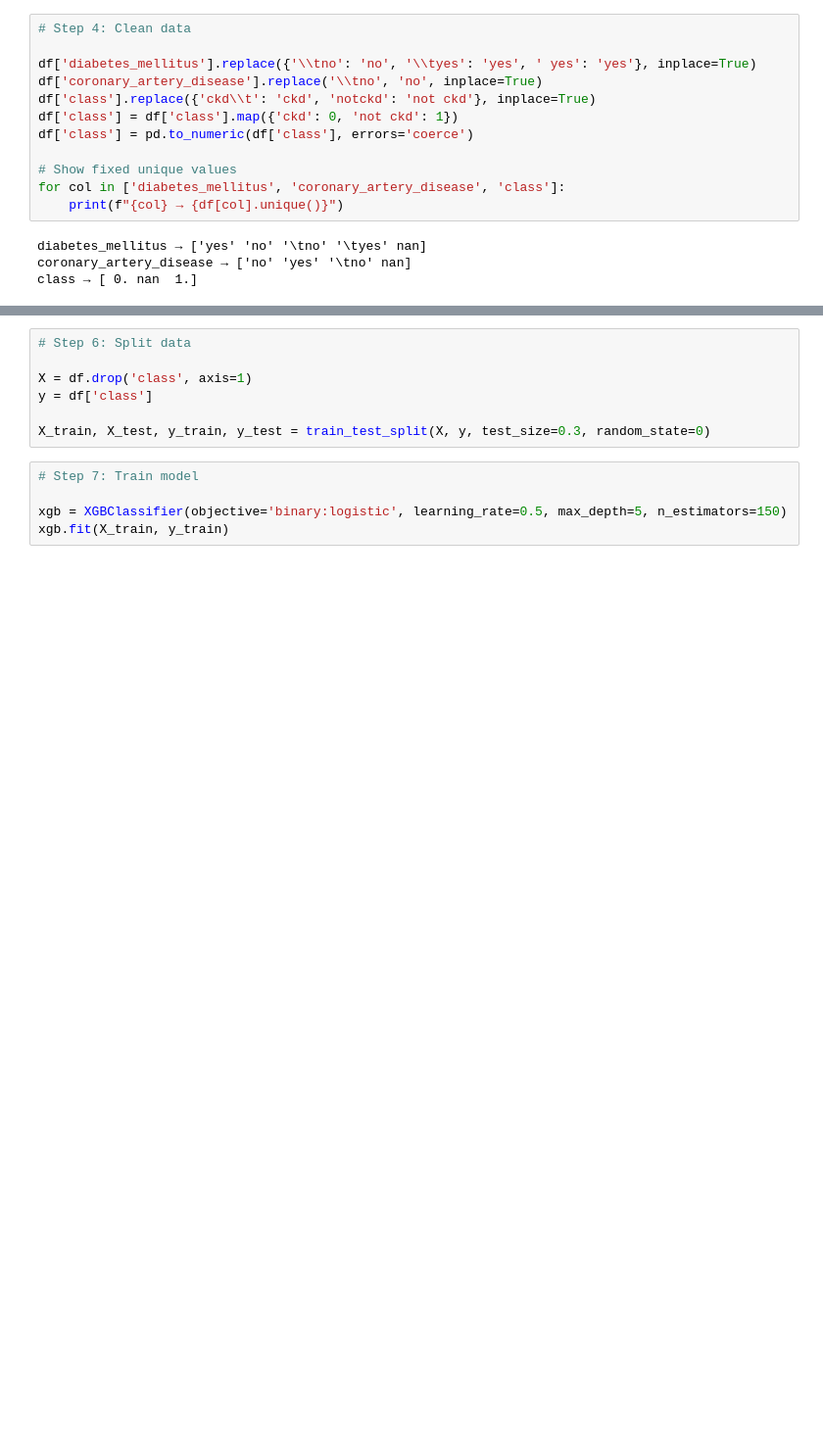
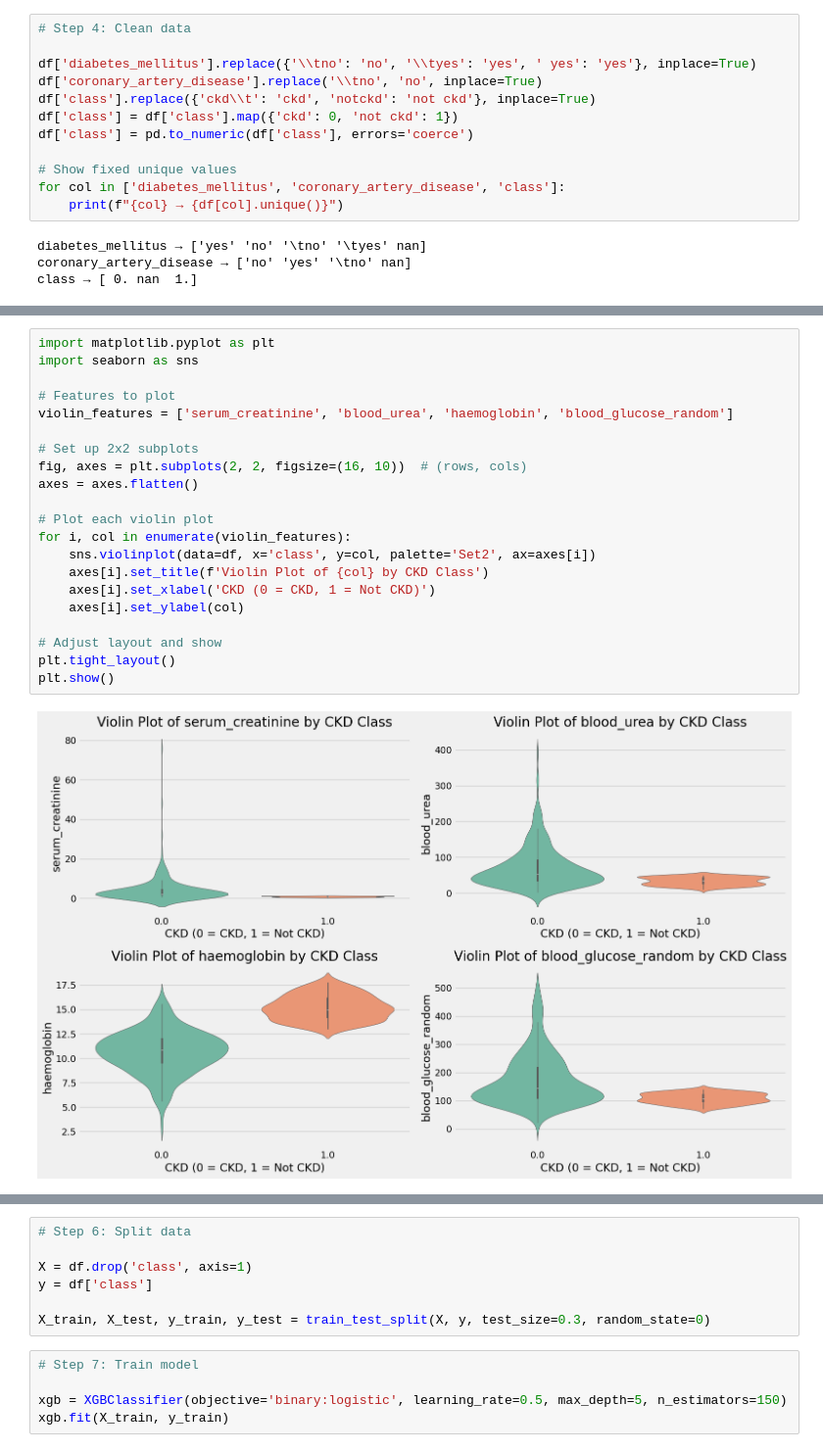
Before and after one commit to francemayieka/ckd-lab, a Jupyter notebook: ckd.ipynb, the cells around one changed output, grey strips where cells are left out. Shown at 98% size. Cells and saved outputs as stored; diff of their text form; blank space fills up the shorter version.

```diff
--- a/ckd.ipynb
+++ b/ckd.ipynb
@@ -109,0 +176,23 @@ class → [ 0. nan  1.]
+# %%
+import matplotlib.pyplot as plt
+import seaborn as sns
+
+# Features to plot
+violin_features = ['serum_creatinine', 'blood_urea', 'haemoglobin', 'blood_glucose_random']
+
+# Set up 2x2 subplots
+fig, axes = plt.subplots(2, 2, figsize=(16, 10))  # (rows, cols)
+axes = axes.flatten()
+
+# Plot each violin plot
+for i, col in enumerate(violin_features):
+    sns.violinplot(data=df, x='class', y=col, palette='Set2', ax=axes[i])
+    axes[i].set_title(f'Violin Plot of {col} by CKD Class')
+    axes[i].set_xlabel('CKD (0 = CKD, 1 = Not CKD)')
+    axes[i].set_ylabel(col)
+
+# Adjust layout and show
+plt.tight_layout()
+plt.show()
+# %% [output]
+[figure, added]
```
Also changed, not shown: parts of 10 cells of this notebook.
